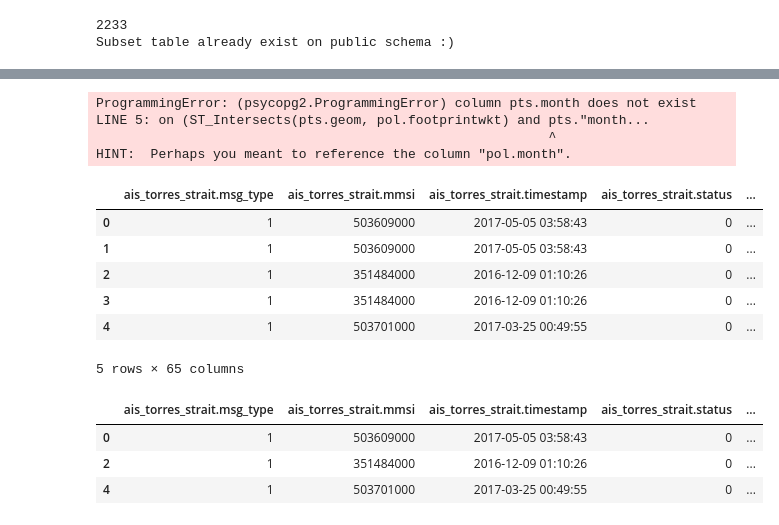
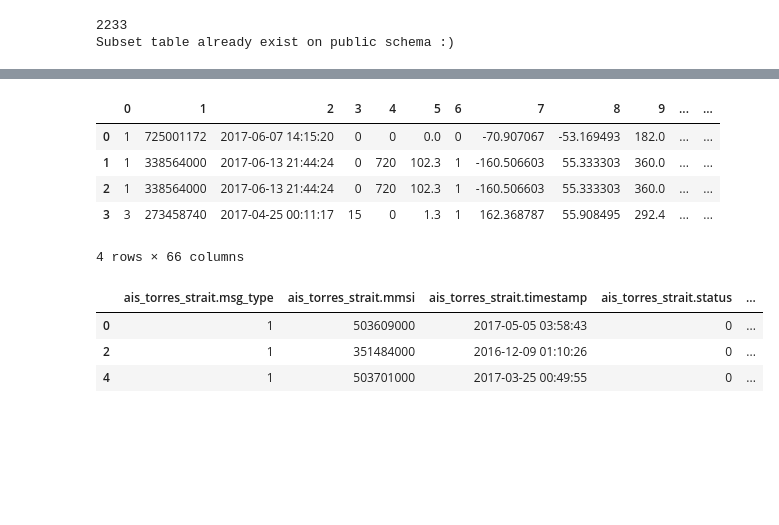
Before and after one commit to DSSG-EUROPE/wef_oceans, a Jupyter notebook: notebooks/data_exploration/2.0-im-ais_gbdx_intersection.ipynb, the cells around one changed output, grey strips where cells are left out. Saved outputs shown, nothing was run; the diff lists cells and outputs as text; code cells hidden in the pictures; blank space fills up the shorter version.

```diff
--- a/notebooks/data_exploration/2.0-im-ais_gbdx_intersection.ipynb
+++ b/notebooks/data_exploration/2.0-im-ais_gbdx_intersection.ipynb
@@ -141,7 +142,7 @@ sat_meta = Table('sat_imagery_meta',
                  autoload_with=engine)
 #print(repr(sat_meta))
 
-#ais_torres_strait = Table('ais_torres_strait',
-#                          metadata, autoload=True,
-#                          schema = "public",
-#                          autoload_with=engine)
+ais_torres_strait = Table('ais_torres_strait',
+                          metadata, autoload=True,
+                          schema = "public",
+                          autoload_with=engine)
@@ -174,33 +175,27 @@ spatial_time = '''
 SELECT *, ST_AsText(pts.geom), ST_AsText(pol.footprintwkt)
 from ais_messages.full_year_position pts
 inner join gbdx_metadata.sat_imagery_meta pol
-on (ST_Intersects(pts.geom, pol.footprintwkt) and pts."month" = pol."month" and pts."day" = pol."day" and pts."hour" = pol."hour" and pts."minute" = pol."minute");
+on (ST_Intersects(pts.geom, pol.footprintwkt) and pts.timestamp = pol.timestamp) LIMIT 10;
 '''
 results = connection.execute(spatial_time)
-# %% [output]
-ProgrammingError: (psycopg2.ProgrammingError) column pts.month does not exist
-LINE 5: on (ST_Intersects(pts.geom, pol.footprintwkt) and pts."month...
-                                                          ^
-HINT:  Perhaps you meant to reference the column "pol.month".
 # %%
 #Set names
 names_sat = str(sat_meta.columns)
 names_ais = str(ais_torres_strait.columns)
 column_names = eval(names_ais) + eval(names_sat)
 column_names.extend(["geom_point_wkt", "geom_polygon_wkt"])
 
 #Take query to a DatFrame
 results_join = results.fetchall()
-results_df = pd.DataFrame(results_join, columns=column_names[0:])
+results_df = pd.DataFrame(results_join)
 results_df
 # %% [output]
-|  | ais_torres_strait.msg_type | ais_torres_strait.mmsi | ais_torres_strait.timestamp | ais_torres_strait.status | ... |
-| 0 | 1 | 503609000 | 2017-05-05 03:58:43 | 0 | ... |
-| 1 | 1 | 503609000 | 2017-05-05 03:58:43 | 0 | ... |
-| 2 | 1 | 351484000 | 2016-12-09 01:10:26 | 0 | ... |
-| 3 | 1 | 351484000 | 2016-12-09 01:10:26 | 0 | ... |
-| 4 | 1 | 503701000 | 2017-03-25 00:49:55 | 0 | ... |
+|  | 0 | 1 | 2 | 3 | 4 | 5 | 6 | 7 | 8 | 9 | ... | ... |
+| 0 | 1 | 725001172 | 2017-06-07 14:15:20 | 0 | 0 | 0.0 | 0 | -70.907067 | -53.169493 | 182.0 | ... | ... |
+| 1 | 1 | 338564000 | 2017-06-13 21:44:24 | 0 | 720 | 102.3 | 1 | -160.506603 | 55.333303 | 360.0 | ... | ... |
+| 2 | 1 | 338564000 | 2017-06-13 21:44:24 | 0 | 720 | 102.3 | 1 | -160.506603 | 55.333303 | 360.0 | ... | ... |
+| 3 | 3 | 273458740 | 2017-04-25 00:11:17 | 15 | 0 | 1.3 | 1 | 162.368787 | 55.908495 | 292.4 | ... | ... |
-5 rows × 65 columns
+4 rows × 66 columns
 # %%
 #Get time differences between both AIS and GBDX
 results_df['delta_timestamp'] = (results_df['ais_torres_strait.timestamp']  - results_df['sat_imagery_meta.timestamp']).astype('timedelta64[m]')
```
Also changed, not shown: parts of 4 cells of this notebook.
